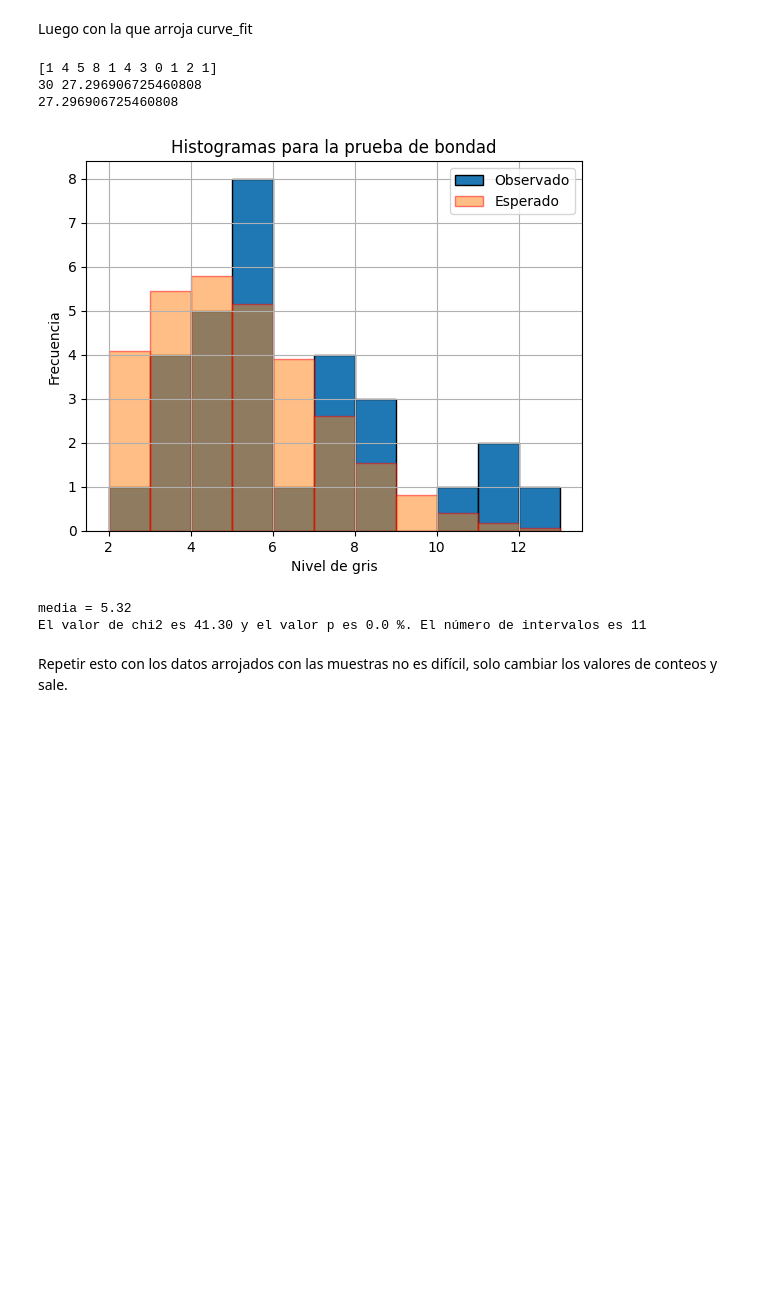
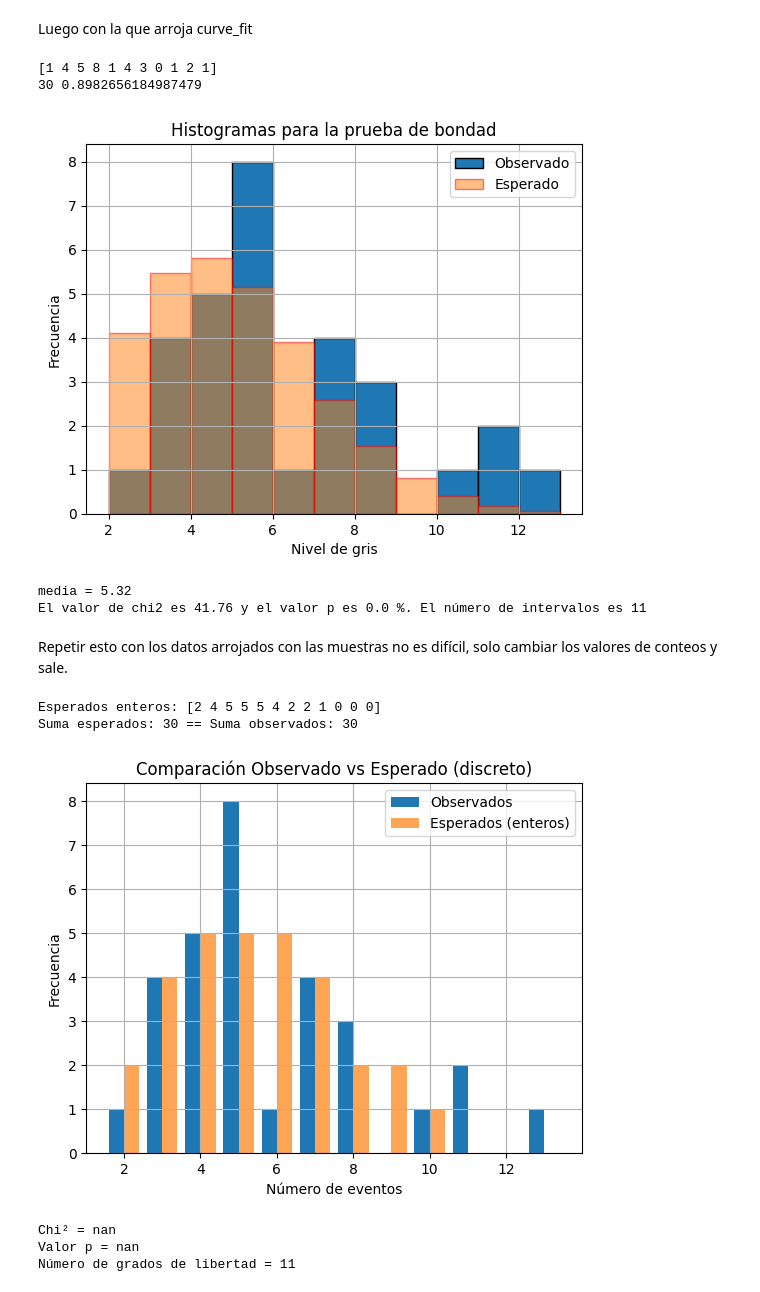
Before and after one commit to JosetoCa/Experimental-IV, a Jupyter notebook: Estadística de Poisson.ipynb, the cells around one changed output. Cells and saved outputs as stored; diff of their text form; code cells hidden in the pictures; blank space fills up the shorter version.

```diff
--- a/Estadística de Poisson.ipynb
+++ b/Estadística de Poisson.ipynb
@@ -136,7 +132,7 @@ def pruebaBondad(datos):
         print(observed)
         # Calcular frecuencias esperadas usando la distribución exponencial negativa acumulada
         cdf_values = poisson.cdf(bin_edges, mu)
-        expected = np.diff(cdf_values) * amplitud_ajustada
+        expected = np.diff(cdf_values)
         print(len(datos), expected.sum())
         # Normalizar esperados
 
@@ -164,11 +160,10 @@ def pruebaBondad(datos):
 pruebaBondad(conteos_por_intervalo)
 # %% [output]
 [1 4 5 8 1 4 3 0 1 2 1]
-30 27.296906725460808
-27.296906725460808
+30 0.8982656184987479
 [figure]
 media = 5.32
-El valor de chi2 es 41.30 y el valor p es 0.0 %. El número de intervalos es 11
+El valor de chi2 es 41.76 y el valor p es 0.0 %. El número de intervalos es 11
 # %% [markdown]
 Repetir esto con los datos arrojados con las muestras no es difícil, solo cambiar los valores de conteos y sale.
 # %%
@@ -211,3 +206,74 @@ def pruebaBondad(datos):
         print('media = {:.2f}'.format(mu))
         print('El valor de chi2 es {:.2f} y el valor p es {:.1f} %. El número de intervalos es {}'.format(chi2_stat, 100*p_value,bins))
 pruebaBondad(conteos_por_intervalo)
+# %%
+from scipy.stats import poisson
+import numpy as np
+
+# Paso 1: define los valores k para los que quieres calcular probabilidades
+k_vals = np.arange(np.min(conteos_por_intervalo), np.max(conteos_por_intervalo) + 1)
+
+# Paso 2: obtener probabilidades teóricas usando la Poisson ajustada
+probs_poisson = poisson.pmf(k_vals, lambda_ajustada)
+
+# Paso 3: total observado (conteo total en histograma original)
+total_observado = len(conteos_por_intervalo)
+
+# Paso 4: calcular valores esperados reales (no enteros todavía)
+esperados_reales = probs_poisson * total_observado
+
+# Paso 5: truncar hacia abajo (floor)
+esperados_enteros = np.floor(esperados_reales).astype(int)
+
+# Paso 6: compensar la diferencia sumando 1 a los valores con residuos más grandes
+diferencia = total_observado - esperados_enteros.sum()
+residuos = esperados_reales - esperados_enteros
+indices_ajuste = np.argsort(residuos)[::-1]  # índices con residuos más grandes primero
+
+# Paso 7: ajustar
+for i in range(diferencia):
+    esperados_enteros[indices_ajuste[i]] += 1
+
+# Resultado final: esperados_enteros es un arreglo de enteros que suma igual que los observados
+print("Esperados enteros:", esperados_enteros)
+print("Suma esperados:", esperados_enteros.sum(), "== Suma observados:", total_observado)
+
+
+import matplotlib.pyplot as plt
+from scipy.stats import chisquare
+
+# Asumimos que ya están definidos:
+# - k_vals (los valores de conteo posibles)
+# - esperados_enteros (calculados como antes)
+# - conteos_por_intervalo (datos originales)
+
+# Recuento observado por cada valor de k
+observados, _ = np.histogram(conteos_por_intervalo, bins=np.append(k_vals, k_vals[-1]+1))
+
+# Verificación de igualdad en suma
+assert observados.sum() == esperados_enteros.sum()
+
+# Gráfico de barras
+plt.bar(k_vals - 0.2, observados, width=0.4, label='Observados', align='center')
+plt.bar(k_vals + 0.2, esperados_enteros, width=0.4, label='Esperados (enteros)', align='center', alpha=0.7)
+plt.xlabel("Número de eventos")
+plt.ylabel("Frecuencia")
+plt.title("Comparación Observado vs Esperado (discreto)")
+plt.legend()
+plt.grid(True)
+plt.show()
+
+# Prueba de chi-cuadrado (con conteos enteros esperados)
+chi2_stat, p_value = chisquare(f_obs=observados, f_exp=esperados_enteros)
+
+# Resultados
+print(f"Chi² = {chi2_stat:.2f}")
+print(f"Valor p = {p_value:.4f}")
+print(f"Número de grados de libertad = {len(k_vals) - 1}")
+# %% [output]
+Esperados enteros: [2 4 5 5 5 4 2 2 1 0 0 0]
+Suma esperados: 30 == Suma observados: 30
+[figure, added]
+Chi² = nan
+Valor p = nan
+Número de grados de libertad = 11
```
Also changed, not shown: parts of 2 cells of this notebook.
